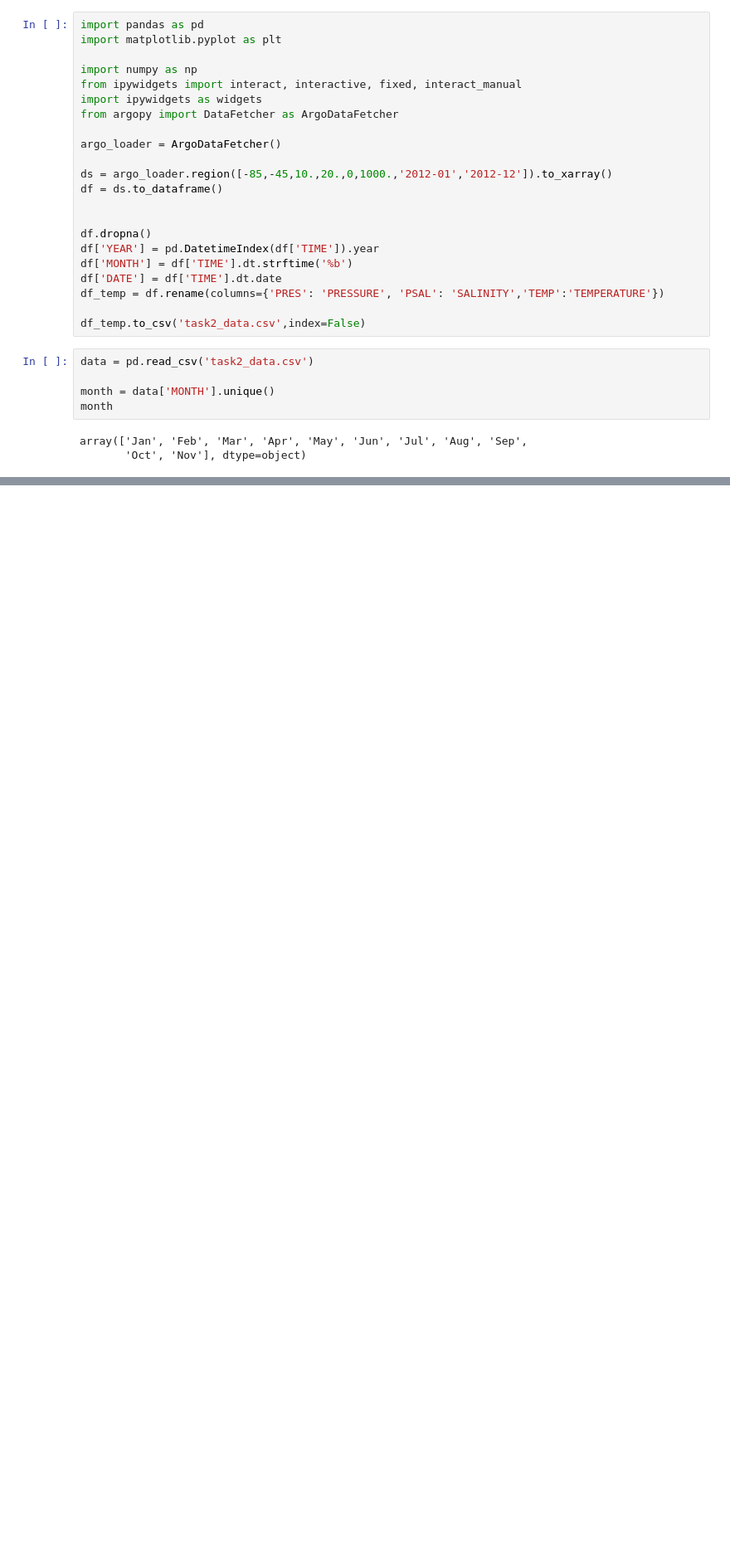
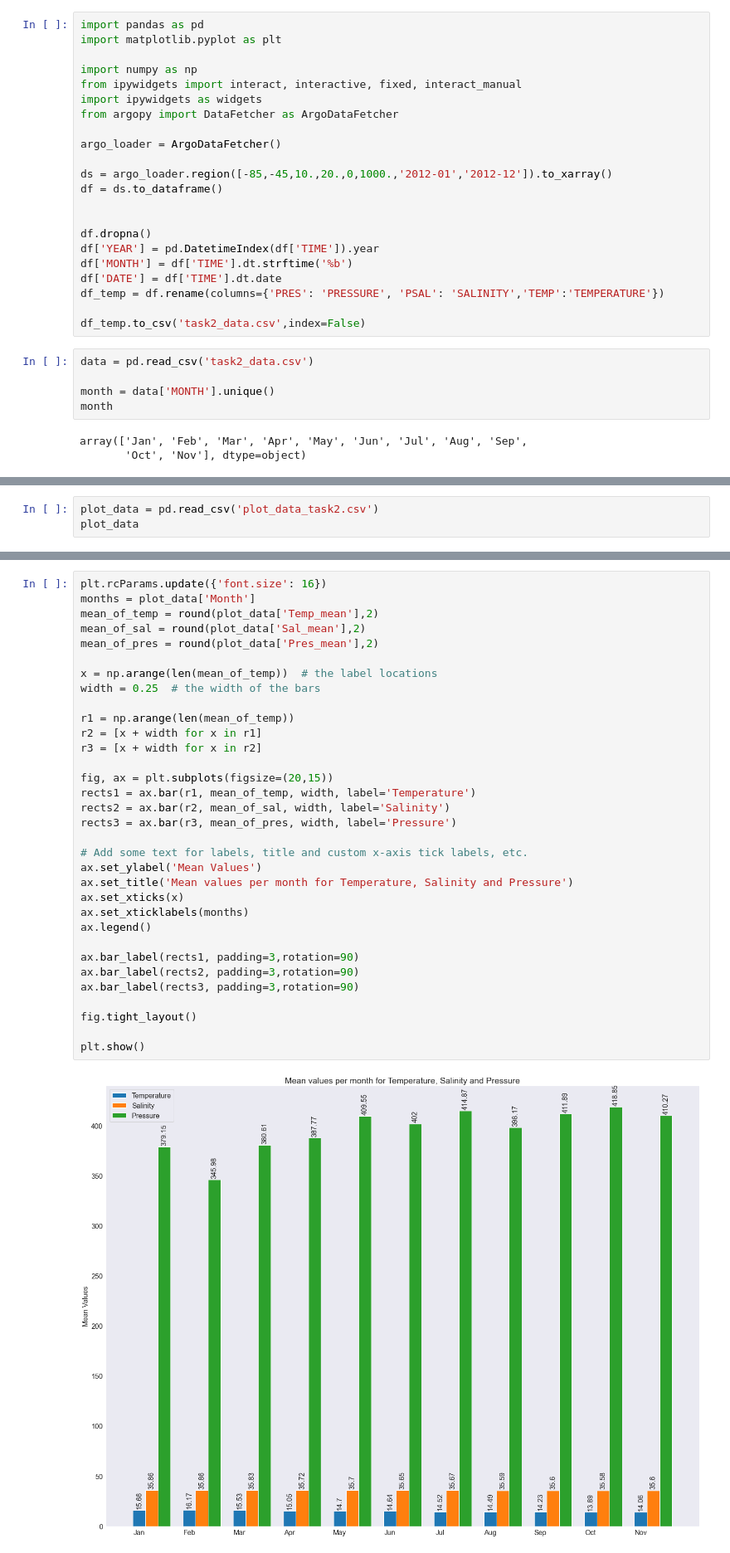
Before and after one commit to vivek1697/CMSC6950_Project, a Jupyter notebook: Task2.ipynb, the cells around one changed output, grey strips where cells are left out. Shown: that part at 83% size. Cells and saved outputs as stored; diff of their text form; blank space fills up the shorter version.

Commit message:
Graph added for the task 2

```diff
--- a/Task2.ipynb
+++ b/Task2.ipynb
@@ -54,0 +42,3 @@ plot_df.to_csv('plot_data_task2.csv',index=False)
+# %%
+plot_data = pd.read_csv('plot_data_task2.csv')
+plot_data
@@ -54,0 +58,35 @@ plot_df.to_csv('plot_data_task2.csv',index=False)
+# %%
+plt.rcParams.update({'font.size': 16})
+months = plot_data['Month']
+mean_of_temp = round(plot_data['Temp_mean'],2)
+mean_of_sal = round(plot_data['Sal_mean'],2)
+mean_of_pres = round(plot_data['Pres_mean'],2)
+
+x = np.arange(len(mean_of_temp))  # the label locations
+width = 0.25  # the width of the bars
+
+r1 = np.arange(len(mean_of_temp))
+r2 = [x + width for x in r1]
+r3 = [x + width for x in r2]
+
+fig, ax = plt.subplots(figsize=(20,15))
+rects1 = ax.bar(r1, mean_of_temp, width, label='Temperature')
+rects2 = ax.bar(r2, mean_of_sal, width, label='Salinity')
+rects3 = ax.bar(r3, mean_of_pres, width, label='Pressure')
+
+# Add some text for labels, title and custom x-axis tick labels, etc.
+ax.set_ylabel('Mean Values')
+ax.set_title('Mean values per month for Temperature, Salinity and Pressure')
+ax.set_xticks(x)
+ax.set_xticklabels(months)
+ax.legend()
+
+ax.bar_label(rects1, padding=3,rotation=90)
+ax.bar_label(rects2, padding=3,rotation=90)
+ax.bar_label(rects3, padding=3,rotation=90)
+
+fig.tight_layout()
+
+plt.show()
+# %% [output]
+[figure, added]
```
Also changed, not shown: parts of 2 cells of this notebook.
